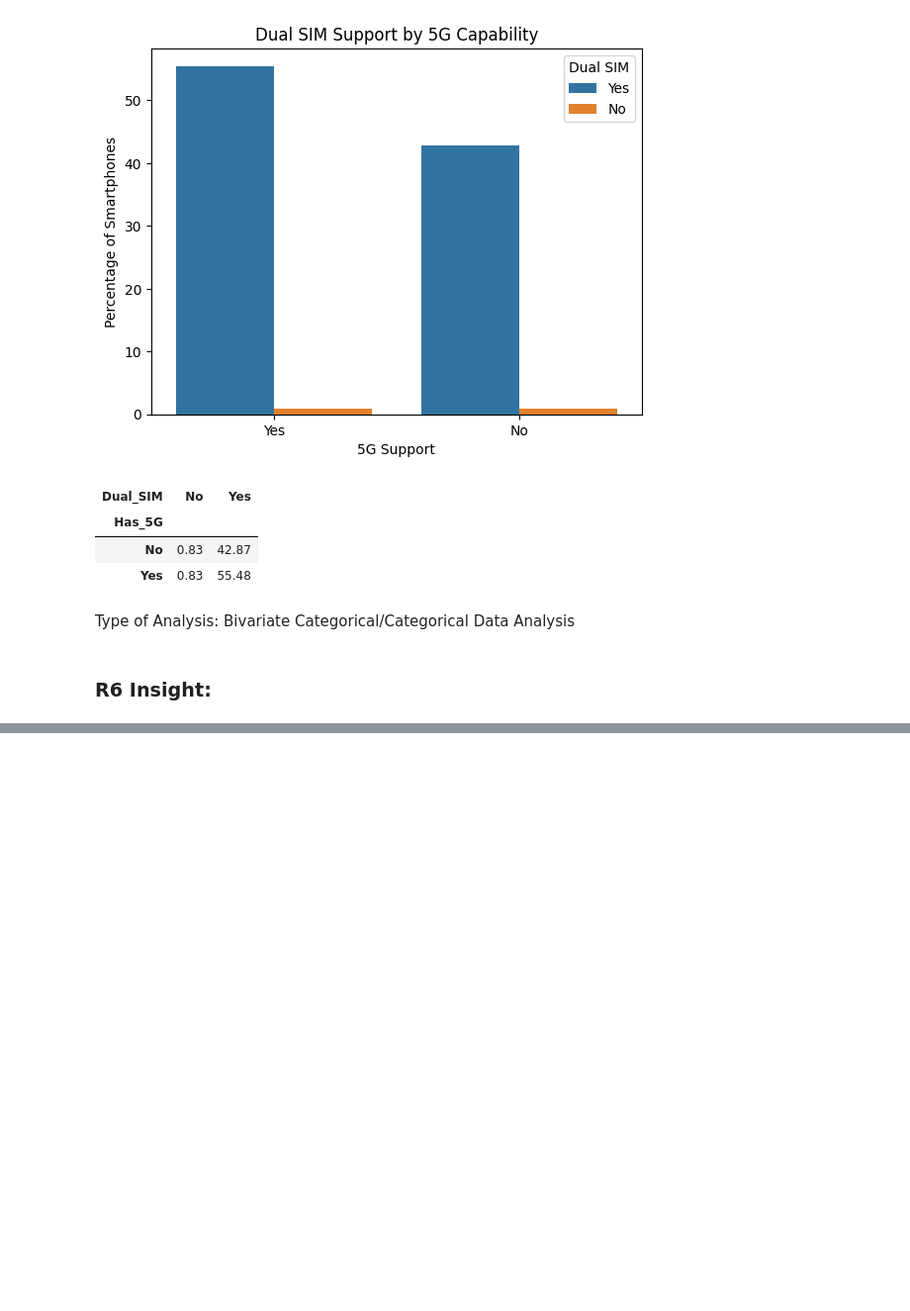
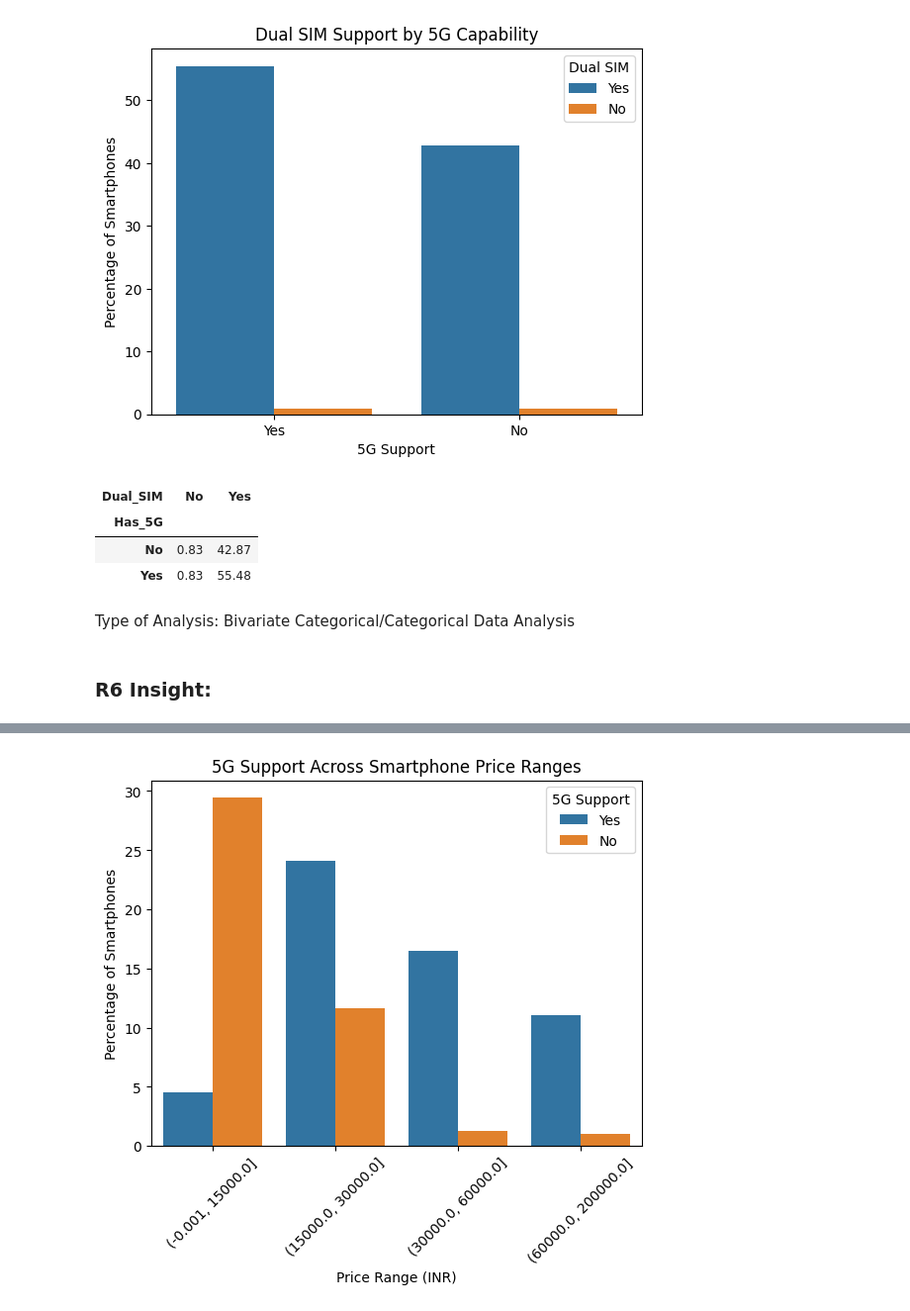
Before and after one commit to michaelmassaad02/CSI4142_Assignment1, a Jupyter notebook: CSI4142-Assignment1.ipynb, the cells around one changed output, grey strips where cells are left out. Shown at 99% size. Drawn from its saved outputs; the diff is of its cells as text; code cells hidden in the pictures; blank space fills up the shorter version.

```diff
--- a/CSI4142-Assignment1.ipynb
+++ b/CSI4142-Assignment1.ipynb
@@ -671,0 +674,27 @@ plt.show()
+# %%
+# Define price bins (INR)
+bins = [0, 15000, 30000, 60000, 200000]
+
+smartphone_specifications["Price_Bin"] = pd.cut(
+    smartphone_specifications["price"],
+    bins=bins,
+    include_lowest=True
+)
+
+
+#plot
+sns.countplot(
+    data=smartphone_specifications,
+    x="Price_Bin",
+    hue="Has_5G",
+    stat="percent"
+)
+
+plt.title("5G Support Across Smartphone Price Ranges")
+plt.xlabel("Price Range (INR)")
+plt.ylabel("Percentage of Smartphones")
+plt.xticks(rotation=45)
+plt.legend(title="5G Support")
+plt.show()
+# %% [output]
+[figure, added]
```
Also changed, not shown: parts of 8 cells of this notebook.
